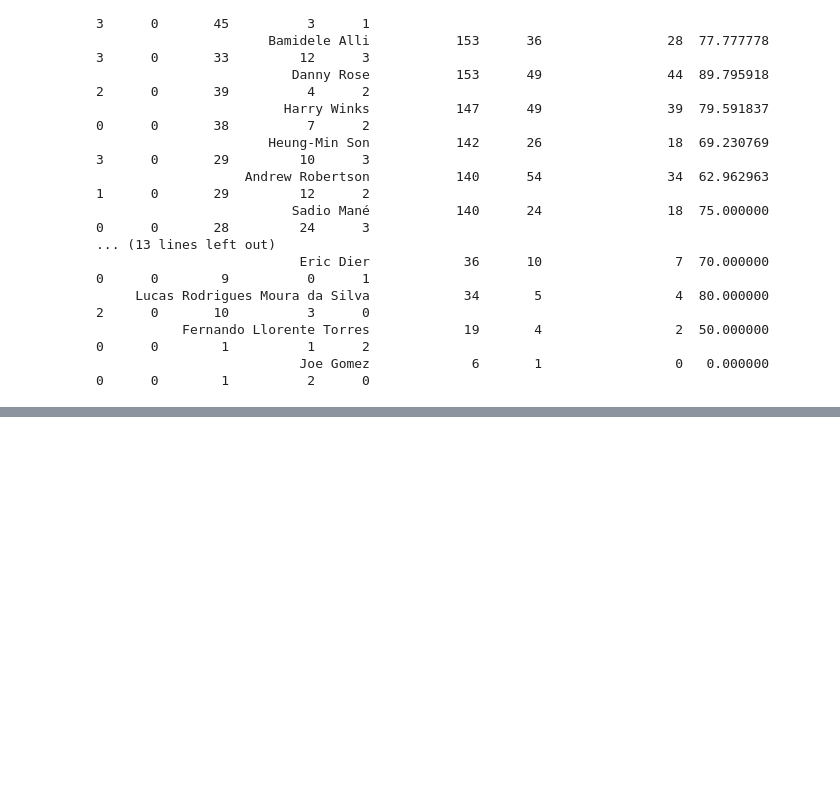
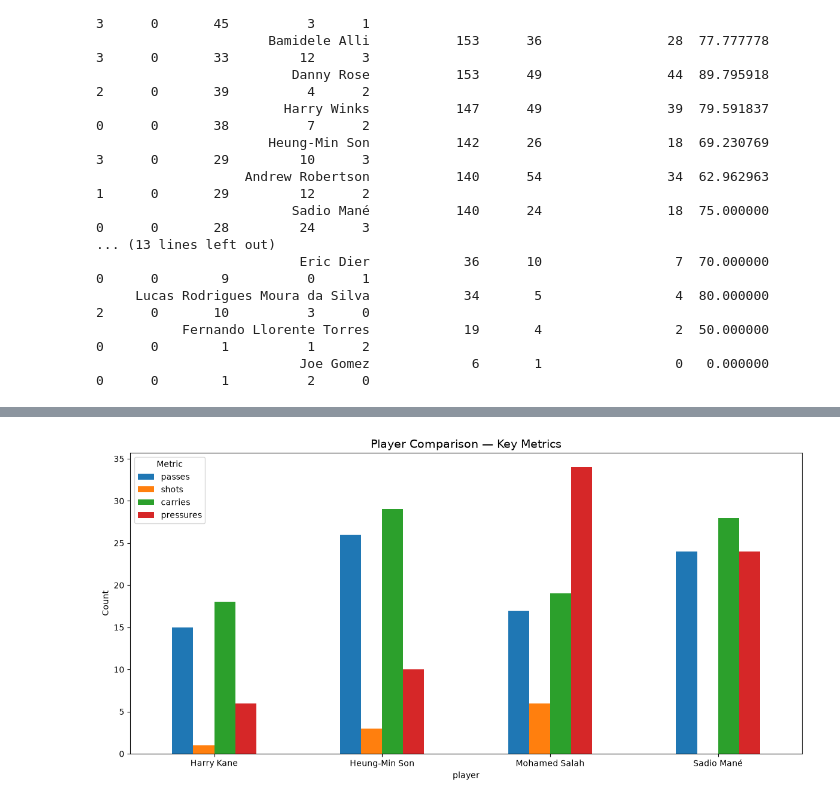
Before and after one commit to Ho69am37/football-player-analyzer, a Jupyter notebook: notebooks/01_exploring_data.ipynb, the cells around one changed output, grey strips where cells are left out. Saved outputs shown, nothing was run; the diff lists cells and outputs as text; code cells hidden in the pictures; blank space fills up the shorter version.

```diff
--- a/notebooks/01_exploring_data.ipynb
+++ b/notebooks/01_exploring_data.ipynb
@@ -393,0 +434,17 @@ print(players_df.sort_values('total_events', ascending=False).to_string(index=Fa
+# %%
+compare = players_df[players_df['player'].isin([
+    'Mohamed Salah', 'Sadio Mané', 'Harry Kane',
+    'Heung-Min Son', 'Roberto Firmino'
+])]
+
+metrics = ['passes', 'shots', 'carries', 'pressures']
+
+compare.set_index('player')[metrics].plot(kind='bar', figsize=(12, 6))
+plt.title('Player Comparison — Key Metrics', fontsize=14)
+plt.ylabel('Count')
+plt.xticks(rotation=0)
+plt.legend(title='Metric')
+plt.tight_layout()
+plt.show()
+# %% [output]
+[figure, added]
```
Also changed, not shown: parts of 2 cells of this notebook.
